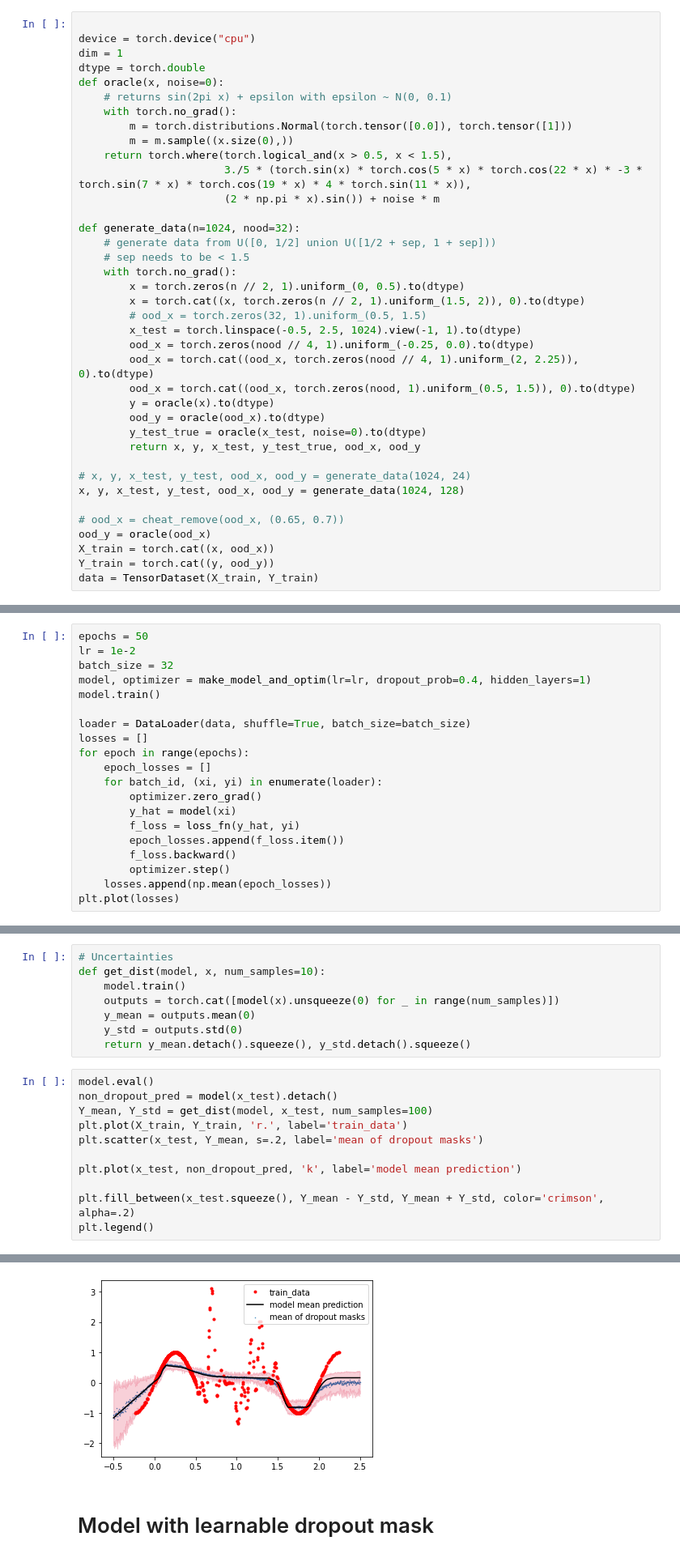
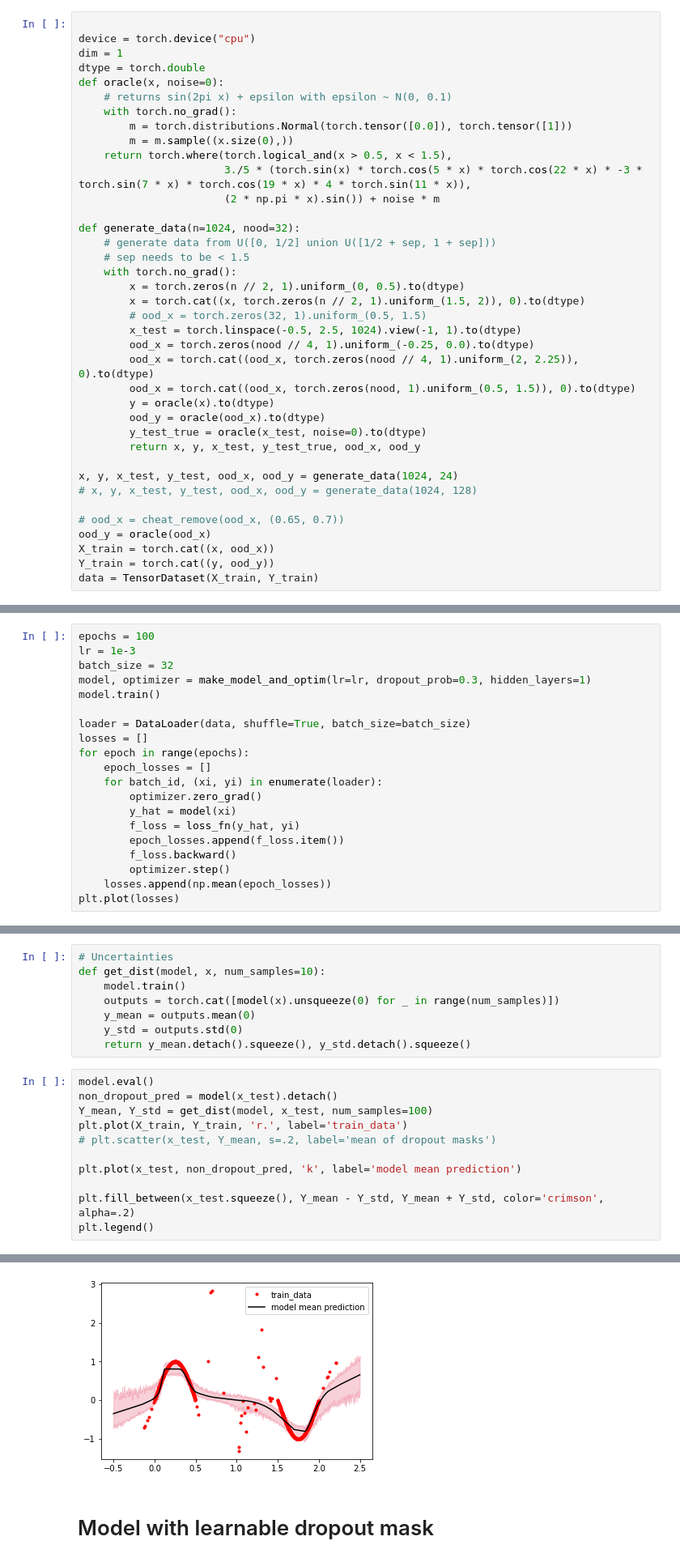
Before and after one commit to saleml/mcdeup, a Jupyter notebook: exploratory.ipynb, the cells around one changed output, grey strips where cells are left out. Shown at 81% size. Cells and saved outputs as stored; diff of their text form.

```diff
--- a/exploratory.ipynb
+++ b/exploratory.ipynb
@@ -40,8 +40,8 @@ def generate_data(n=1024, nood=32):
         y_test_true = oracle(x_test, noise=0).to(dtype)
         return x, y, x_test, y_test_true, ood_x, ood_y
 
-# x, y, x_test, y_test, ood_x, ood_y = generate_data(1024, 24)
-x, y, x_test, y_test, ood_x, ood_y = generate_data(1024, 128)
+x, y, x_test, y_test, ood_x, ood_y = generate_data(1024, 24)
+# x, y, x_test, y_test, ood_x, ood_y = generate_data(1024, 128)
 
 # ood_x = cheat_remove(ood_x, (0.65, 0.7))
 ood_y = oracle(ood_x)
@@ -74,10 +77,10 @@ def make_model_and_optim(lr, dropout_prob, n_hidden=32, hidden_layers=1):
     optimizer = torch.optim.Adam(model.parameters(), lr=lr)
     return model.to(dtype), optimizer
 # %%
-epochs = 50
-lr = 1e-2
+epochs = 100
+lr = 1e-3
 batch_size = 32
-model, optimizer = make_model_and_optim(lr=lr, dropout_prob=0.4, hidden_layers=1)
+model, optimizer = make_model_and_optim(lr=lr, dropout_prob=0.3, hidden_layers=1)
 model.train()
 
 loader = DataLoader(data, shuffle=True, batch_size=batch_size)
@@ -107,17 +110,17 @@ def get_dist(model, x, num_samples=10):
 # %%
 model.eval()
 non_dropout_pred = model(x_test).detach()
 Y_mean, Y_std = get_dist(model, x_test, num_samples=100)
 plt.plot(X_train, Y_train, 'r.', label='train_data')
-plt.scatter(x_test, Y_mean, s=.2, label='mean of dropout masks')
+# plt.scatter(x_test, Y_mean, s=.2, label='mean of dropout masks')
 
 plt.plot(x_test, non_dropout_pred, 'k', label='model mean prediction')
 
 plt.fill_between(x_test.squeeze(), Y_mean - Y_std, Y_mean + Y_std, color='crimson', alpha=.2)
 plt.legend()
 # %% [output]
 <matplotlib.legend.Legend at 0x...>
-[figure, old version]
+[figure, new version]
 # %% [markdown]
 # Model with learnable dropout mask
 # %%
```
Also changed, not shown: parts of 18 cells of this notebook, 1 other file.
